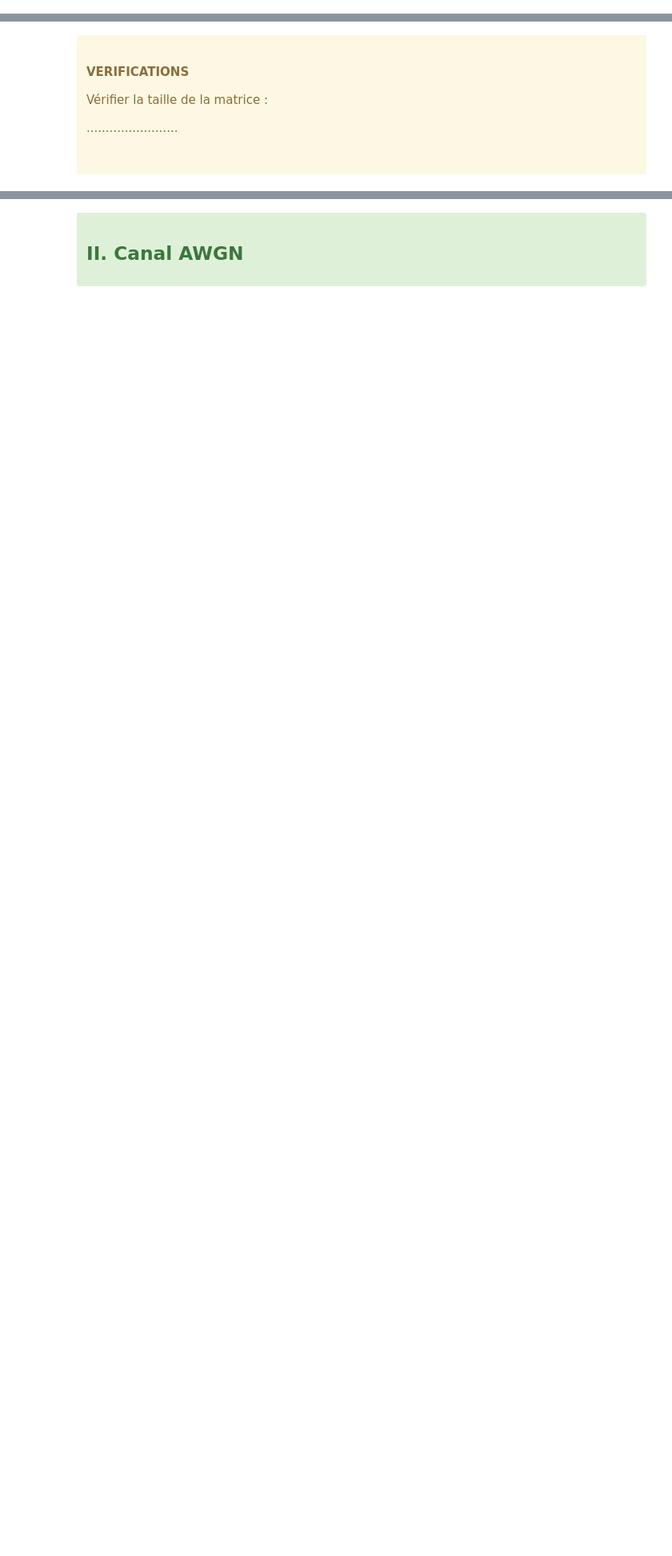
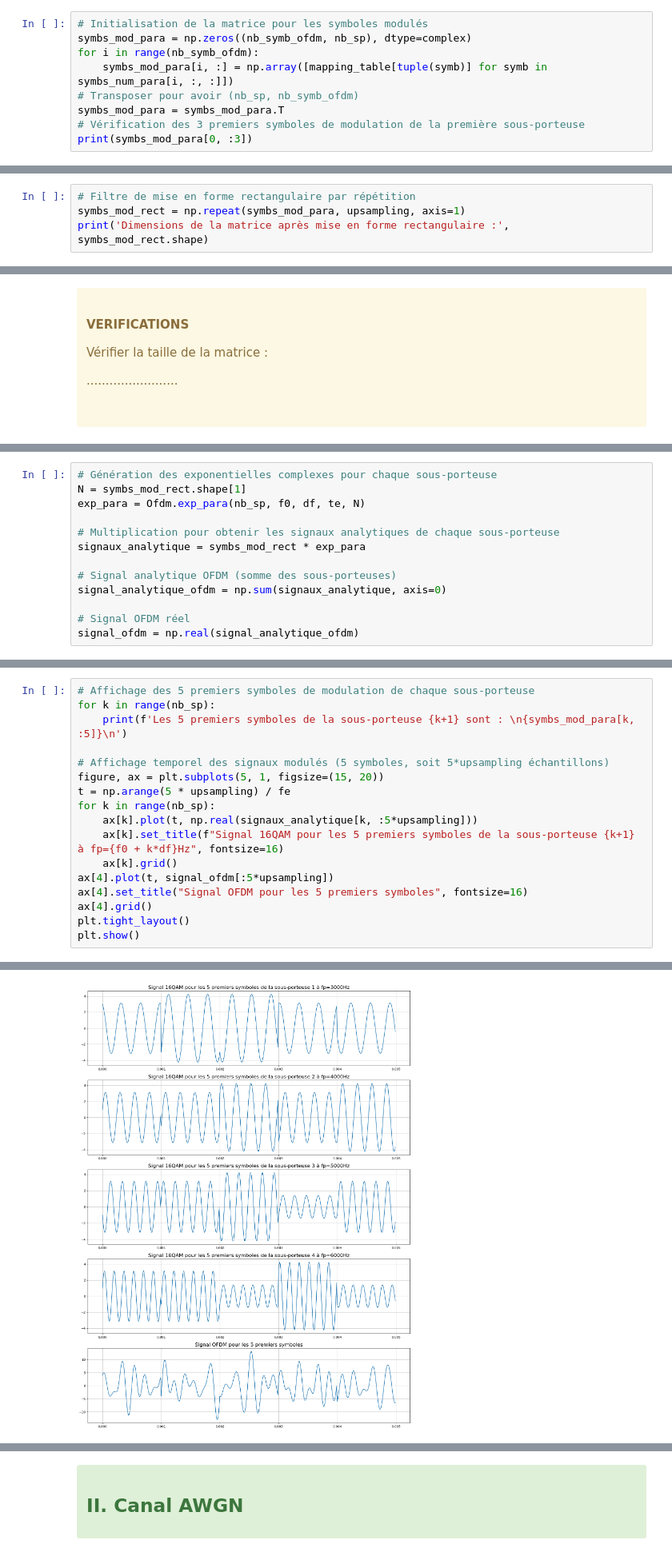
Before and after one commit to NergYR/RT4R02, a Jupyter notebook: TP2/TP 2 OFDM N modulateurs complexes v2 sujet.ipynb, the cells around one changed output, grey strips where cells are left out. Shown at 80% size. Saved outputs shown, nothing was run; the diff lists cells and outputs as text; blank space fills up the shorter version.

```diff
--- a/TP2/TP 2 OFDM N modulateurs complexes v2 sujet.ipynb
+++ b/TP2/TP 2 OFDM N modulateurs complexes v2 sujet.ipynb
@@ -126,3 +178,12 @@ Remarque : on rappelle que la transposée d'une matrice inverse ses lignes et se
 Vous vérifierez que les 3 premiers symboles de modulation de la première sous porteuse sont biens les bons.
 
 </div>
+# %%
+# Initialisation de la matrice pour les symboles modulés
+symbs_mod_para = np.zeros((nb_symb_ofdm, nb_sp), dtype=complex)
+for i in range(nb_symb_ofdm):
+    symbs_mod_para[i, :] = np.array([mapping_table[tuple(symb)] for symb in symbs_num_para[i, :, :]])
+# Transposer pour avoir (nb_sp, nb_symb_ofdm)
+symbs_mod_para = symbs_mod_para.T
+# Vérification des 3 premiers symboles de modulation de la première sous-porteuse
+print(symbs_mod_para[0, :3])
@@ -150,3 +213,7 @@ Remarque : Vous utiliserez l'option `axis = 1` pour effectuer l'opération de r
 Vous vérifierez les dimensions de la matrice associée.
 
 </div>
+# %%
+# Filtre de mise en forme rectangulaire par répétition
+symbs_mod_rect = np.repeat(symbs_mod_para, upsampling, axis=1)
+print('Dimensions de la matrice après mise en forme rectangulaire :', symbs_mod_rect.shape)
@@ -191,6 +260,19 @@ Créer le signal OFDM avec les étapes suivantes :
 3. Prendre la partie réelle sur signal analytique OFDM pour obtenir le signal OFDM.
 
 </div>
+# %%
+# Génération des exponentielles complexes pour chaque sous-porteuse
+N = symbs_mod_rect.shape[1]
+exp_para = Ofdm.exp_para(nb_sp, f0, df, te, N)
+
+# Multiplication pour obtenir les signaux analytiques de chaque sous-porteuse
+signaux_analytique = symbs_mod_rect * exp_para
+
+# Signal analytique OFDM (somme des sous-porteuses)
+signal_analytique_ofdm = np.sum(signaux_analytique, axis=0)
+
+# Signal OFDM réel
+signal_ofdm = np.real(signal_analytique_ofdm)
 # %% [markdown]
 <div class="alert alert-block alert-info bilan">
 
@@ -226,0 +285,18 @@ plt.tight_layout();
+# %%
+# Affichage des 5 premiers symboles de modulation de chaque sous-porteuse
+for k in range(nb_sp):
+    print(f'Les 5 premiers symboles de la sous-porteuse {k+1} sont : \n{symbs_mod_para[k, :5]}\n')
+
+# Affichage temporel des signaux modulés (5 symboles, soit 5*upsampling échantillons)
+figure, ax = plt.subplots(5, 1, figsize=(15, 20))
+t = np.arange(5 * upsampling) / fe
+for k in range(nb_sp):
+    ax[k].plot(t, np.real(signaux_analytique[k, :5*upsampling]))
+    ax[k].set_title(f"Signal 16QAM pour les 5 premiers symboles de la sous-porteuse {k+1} à fp={f0 + k*df}Hz", fontsize=16)
+    ax[k].grid()
+ax[4].plot(t, signal_ofdm[:5*upsampling])
+ax[4].set_title("Signal OFDM pour les 5 premiers symboles", fontsize=16)
+ax[4].grid()
+plt.tight_layout()
+plt.show()
+# %% [output]
@@ -227,3 +314,4 @@ plt.tight_layout();
+[figure, added]
 # %% [markdown]
 <div class="alert alert-block alert-warning">
 
```
Also changed, not shown: parts of 24 cells of this notebook, 2 other files.
